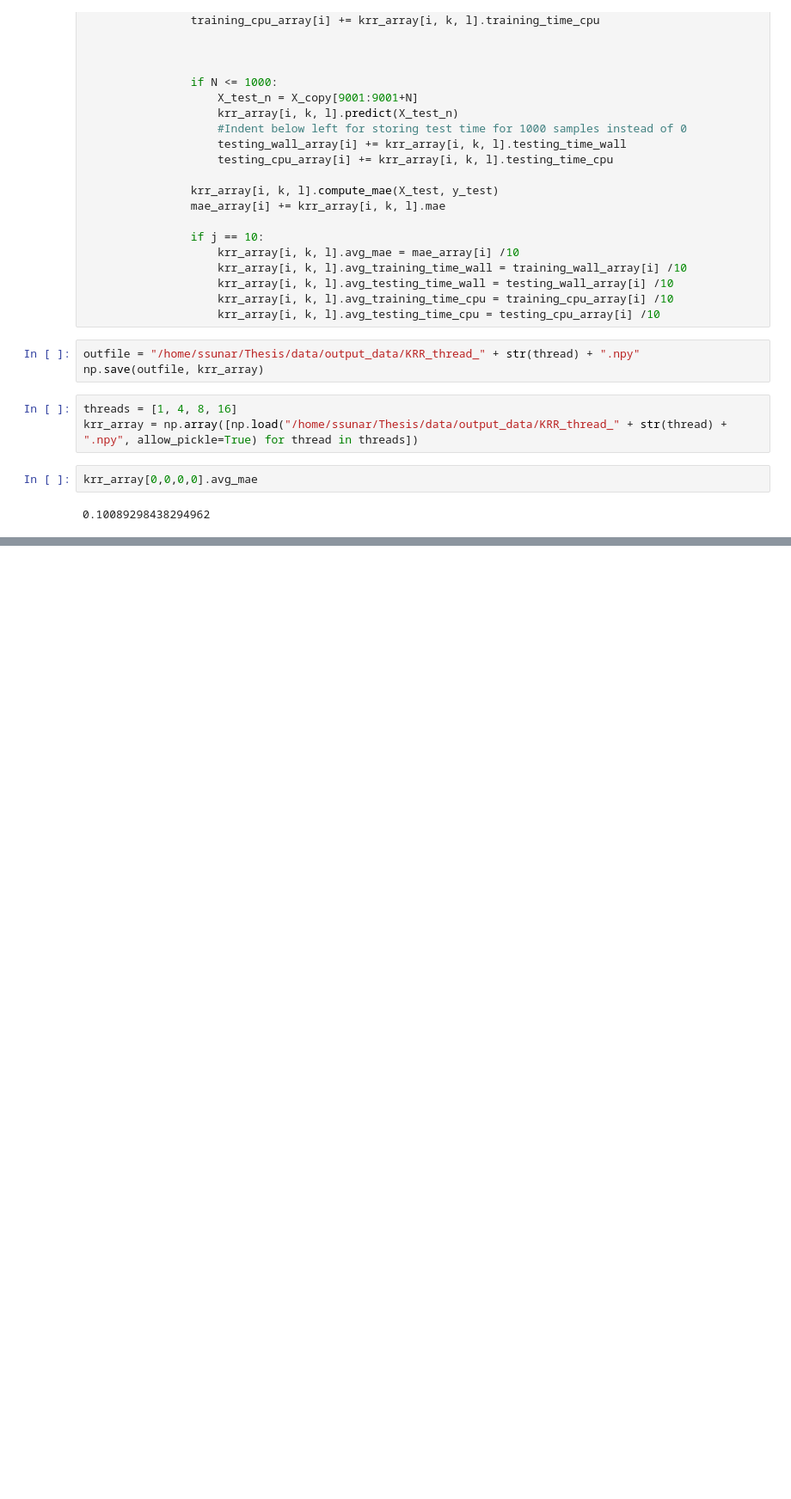
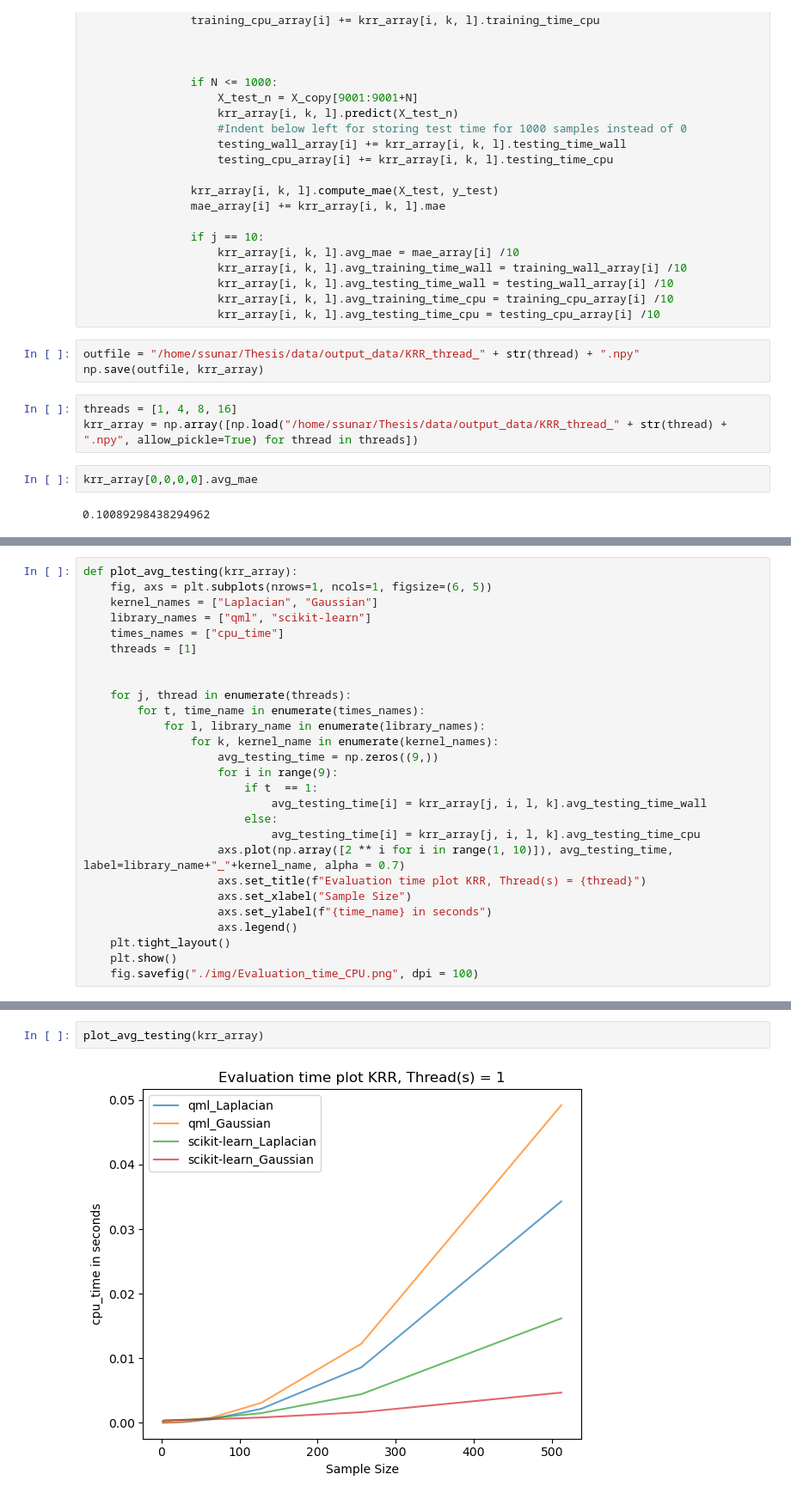
Before and after one commit to LegoCreation/Thesis, a Jupyter notebook: KRR.ipynb, the cells around one changed output, grey strips where cells are left out. Shown: that part at 86% size. Saved outputs shown, nothing was run; the diff lists cells and outputs as text; blank space fills up the shorter version.

```diff
--- a/KRR.ipynb
+++ b/KRR.ipynb
@@ -206,3 +209,30 @@ def plot_avg_training(krr_array):
+# %%
+def plot_avg_testing(krr_array):
+    fig, axs = plt.subplots(nrows=1, ncols=1, figsize=(6, 5))
+    kernel_names = ["Laplacian", "Gaussian"]
+    library_names = ["qml", "scikit-learn"]
+    times_names = ["cpu_time"]
+    threads = [1]
+
+
+    for j, thread in enumerate(threads):
+        for t, time_name in enumerate(times_names):
+            for l, library_name in enumerate(library_names):
+                for k, kernel_name in enumerate(kernel_names):
+                    avg_testing_time = np.zeros((9,))
+                    for i in range(9):
+                        if t  == 1:
+                            avg_testing_time[i] = krr_array[j, i, l, k].avg_testing_time_wall
+                        else:
+                            avg_testing_time[i] = krr_array[j, i, l, k].avg_testing_time_cpu
+                    axs.plot(np.array([2 ** i for i in range(1, 10)]), avg_testing_time, label=library_name+"_"+kernel_name, alpha = 0.7)
+                    axs.set_title(f"Evaluation time plot KRR, Thread(s) = {thread}")
+                    axs.set_xlabel("Sample Size")
+                    axs.set_ylabel(f"{time_name} in seconds")
+                    axs.legend()
+    plt.tight_layout()
+    plt.show()
+    fig.savefig("./img/Evaluation_time_CPU.png", dpi = 100)
 # %%
 plot_avg_training(krr_array)
 # %% [output]
@@ -209,0 +240,4 @@ plot_avg_training(krr_array)
+# %%
+plot_avg_testing(krr_array)
+# %% [output]
+[figure, added]
```
Also changed, not shown: parts of 5 cells of this notebook, 2 other files.
